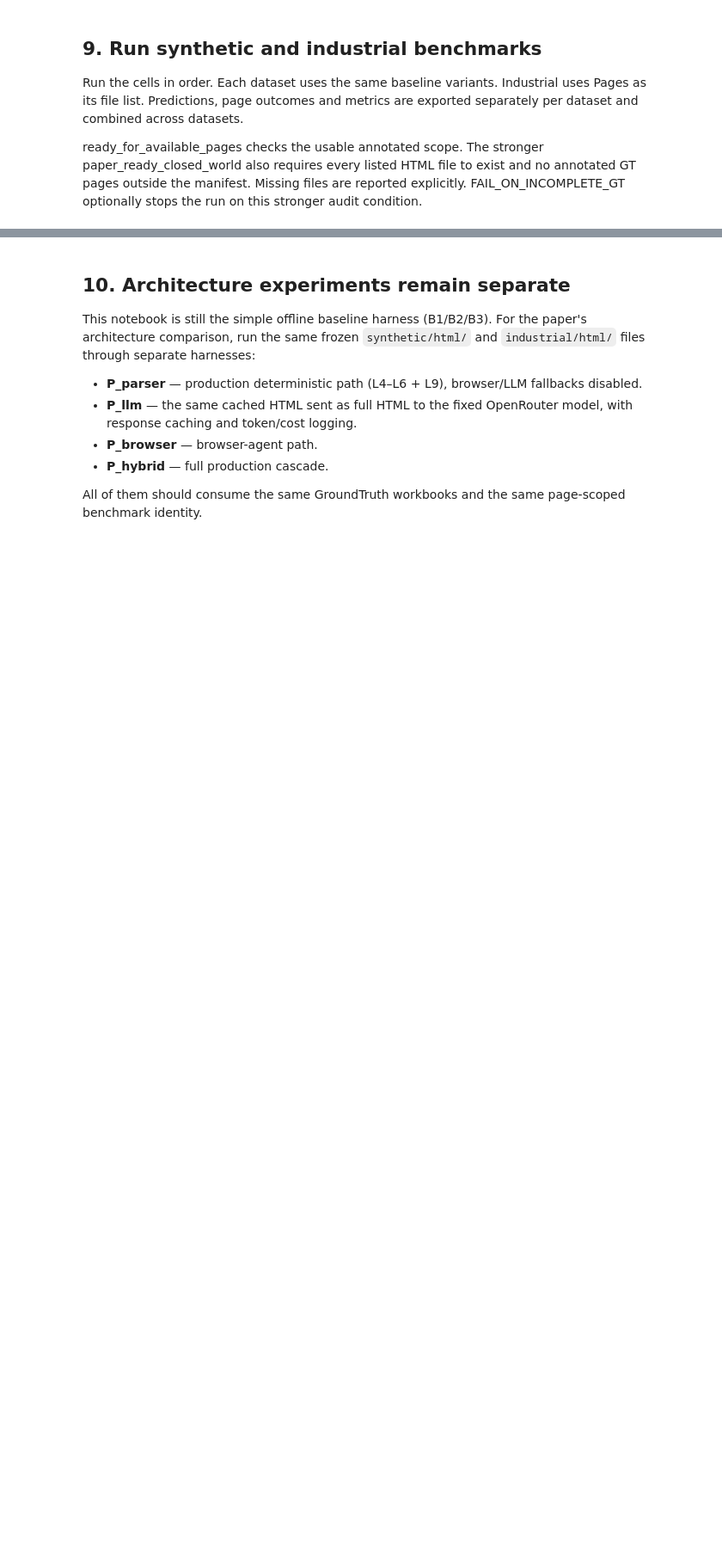
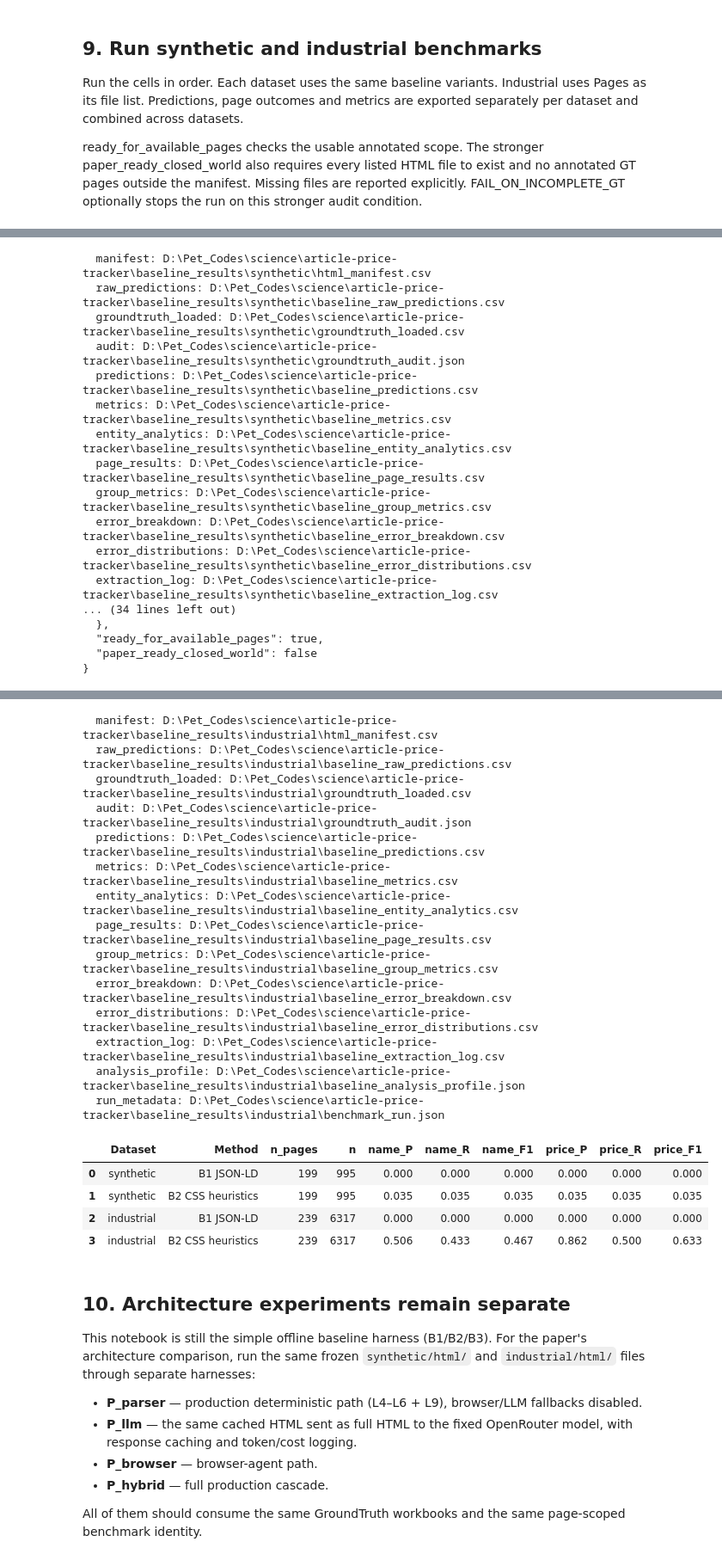
Before and after one commit to TotsamyAS/article-beyond-benchmarks, a Jupyter notebook: baseline_determined.ipynb, the cells around one changed output, grey strips where cells are left out. Shown at 86% size. Cells and saved outputs as stored; diff of their text form; code cells hidden in the pictures; blank space fills up the shorter version.

```diff
--- a/baseline_determined.ipynb
+++ b/baseline_determined.ipynb
@@ -2098,9 +2128,8 @@ all_pages = pd.concat(all_page_parts, ignore_index=True) if all_page_parts else
 all_pages.to_csv(OUTPUT_DIR / "baseline_page_results_all.csv", index=False, encoding="utf-8-sig")
 if not all_metrics.empty:
     all_metrics[METRIC_COLUMNS].to_csv(OUTPUT_DIR / "baseline_metrics_all.csv", index=False, encoding="utf-8-sig")
-    display(paper_table(all_metrics).style.format({
-        "name_P": "{:.3f}", "name_R": "{:.3f}", "name_F1": "{:.3f}",
-        "price_P": "{:.3f}", "price_R": "{:.3f}", "price_F1": "{:.3f}",
-    }))
+    # Display rounding needs no optional Jinja2 dependency; CSV keeps full precision.
+    display(paper_table(all_metrics).round(3))
 else:
     pd.DataFrame(columns=METRIC_COLUMNS).to_csv(OUTPUT_DIR / "baseline_metrics_all.csv", index=False, encoding="utf-8-sig")
+# %% [output]
@@ -2106,0 +2156,17 @@ else:
+  manifest: D:\Pet_Codes\science\article-price-tracker\baseline_results\synthetic\html_manifest.csv
+  raw_predictions: D:\Pet_Codes\science\article-price-tracker\baseline_results\synthetic\baseline_raw_predictions.csv
+  groundtruth_loaded: D:\Pet_Codes\science\article-price-tracker\baseline_results\synthetic\groundtruth_loaded.csv
+  audit: D:\Pet_Codes\science\article-price-tracker\baseline_results\synthetic\groundtruth_audit.json
+  predictions: D:\Pet_Codes\science\article-price-tracker\baseline_results\synthetic\baseline_predictions.csv
+  metrics: D:\Pet_Codes\science\article-price-tracker\baseline_results\synthetic\baseline_metrics.csv
+  entity_analytics: D:\Pet_Codes\science\article-price-tracker\baseline_results\synthetic\baseline_entity_analytics.csv
+  page_results: D:\Pet_Codes\science\article-price-tracker\baseline_results\synthetic\baseline_page_results.csv
+  group_metrics: D:\Pet_Codes\science\article-price-tracker\baseline_results\synthetic\baseline_group_metrics.csv
+  error_breakdown: D:\Pet_Codes\science\article-price-tracker\baseline_results\synthetic\baseline_error_breakdown.csv
+  error_distributions: D:\Pet_Codes\science\article-price-tracker\baseline_results\synthetic\baseline_error_distributions.csv
+  extraction_log: D:\Pet_Codes\science\article-price-tracker\baseline_results\synthetic\baseline_extraction_log.csv
+... (34 lines left out)
+  },
+  "ready_for_available_pages": true,
+  "paper_ready_closed_world": false
+}
@@ -2107,3 +2176,22 @@ else:
+  manifest: D:\Pet_Codes\science\article-price-tracker\baseline_results\industrial\html_manifest.csv
+  raw_predictions: D:\Pet_Codes\science\article-price-tracker\baseline_results\industrial\baseline_raw_predictions.csv
+  groundtruth_loaded: D:\Pet_Codes\science\article-price-tracker\baseline_results\industrial\groundtruth_loaded.csv
+  audit: D:\Pet_Codes\science\article-price-tracker\baseline_results\industrial\groundtruth_audit.json
+  predictions: D:\Pet_Codes\science\article-price-tracker\baseline_results\industrial\baseline_predictions.csv
+  metrics: D:\Pet_Codes\science\article-price-tracker\baseline_results\industrial\baseline_metrics.csv
+  entity_analytics: D:\Pet_Codes\science\article-price-tracker\baseline_results\industrial\baseline_entity_analytics.csv
+  page_results: D:\Pet_Codes\science\article-price-tracker\baseline_results\industrial\baseline_page_results.csv
+  group_metrics: D:\Pet_Codes\science\article-price-tracker\baseline_results\industrial\baseline_group_metrics.csv
+  error_breakdown: D:\Pet_Codes\science\article-price-tracker\baseline_results\industrial\baseline_error_breakdown.csv
+  error_distributions: D:\Pet_Codes\science\article-price-tracker\baseline_results\industrial\baseline_error_distributions.csv
+  extraction_log: D:\Pet_Codes\science\article-price-tracker\baseline_results\industrial\baseline_extraction_log.csv
+  analysis_profile: D:\Pet_Codes\science\article-price-tracker\baseline_results\industrial\baseline_analysis_profile.json
+  run_metadata: D:\Pet_Codes\science\article-price-tracker\baseline_results\industrial\benchmark_run.json
+|  | Dataset | Method | n_pages | n | name_P | name_R | name_F1 | price_P | price_R | price_F1 |
+| 0 | synthetic | B1 JSON-LD | 199 | 995 | 0.000 | 0.000 | 0.000 | 0.000 | 0.000 | 0.000 |
+| 1 | synthetic | B2 CSS heuristics | 199 | 995 | 0.035 | 0.035 | 0.035 | 0.035 | 0.035 | 0.035 |
+| 2 | industrial | B1 JSON-LD | 239 | 6317 | 0.000 | 0.000 | 0.000 | 0.000 | 0.000 | 0.000 |
+| 3 | industrial | B2 CSS heuristics | 239 | 6317 | 0.506 | 0.433 | 0.467 | 0.862 | 0.500 | 0.633 |
 # %% [markdown]
 ## 10. Architecture experiments remain separate
 
```
Also changed, not shown: parts of 5 cells of this notebook, 29 other files.
